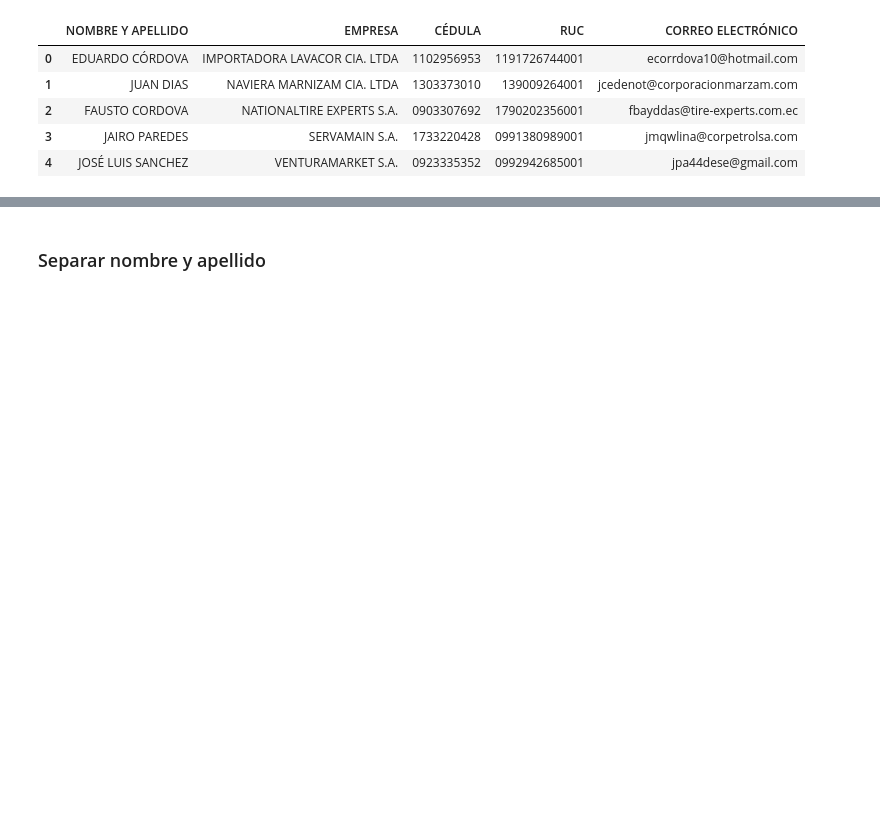
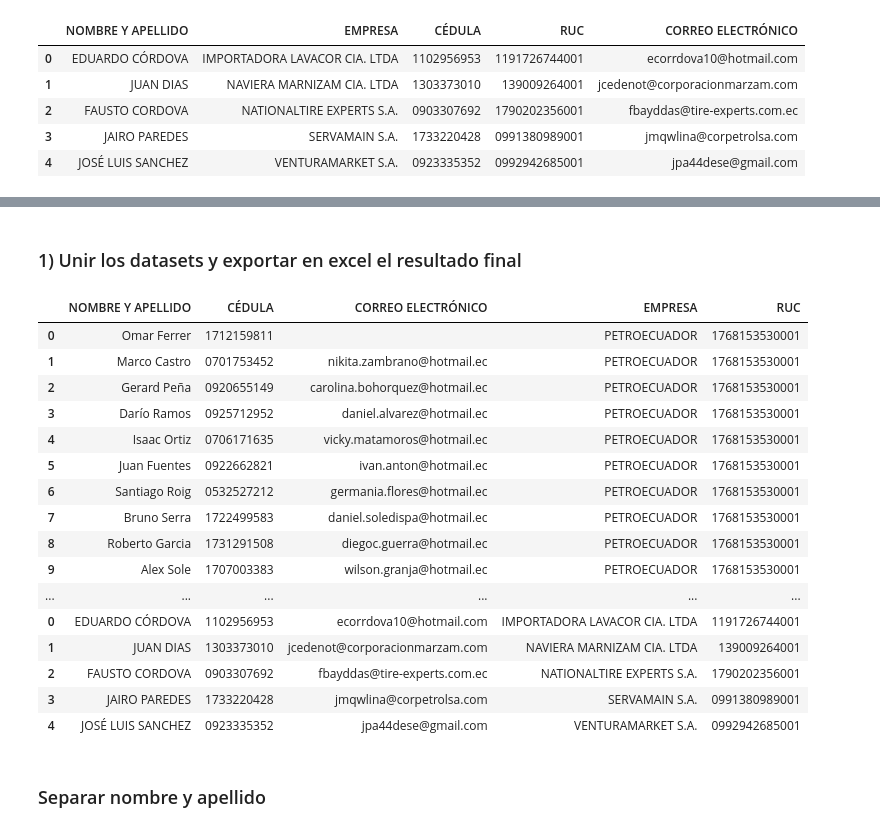
Before and after one commit to 2019-a-gr1-python/py-alvarez-naranjo-miguel-esteban, a Jupyter notebook: Examen 2do Bim/Examen2doBim-Empleados.ipynb, the cells around one changed output, grey strips where cells are left out. Cells and saved outputs as stored; diff of their text form; code cells hidden in the pictures; blank space fills up the shorter version.

```diff
--- a/Examen 2do Bim/Examen2doBim-Empleados.ipynb
+++ b/Examen 2do Bim/Examen2doBim-Empleados.ipynb
@@ -179,3 +212,29 @@ df_distribuidores
+# %% [markdown]
+### 1) Unir los datasets y exportar en excel el resultado final
+# %%
+cols = ['NOMBRE Y APELLIDO', 'CÉDULA', 'CORREO ELECTRÓNICO', 'EMPRESA', 'RUC']
+df_petroEc = df_petroEc[cols]
+df_distribuidores = df_distribuidores[cols]
+df_completo_empleados = pd.concat([df_petroEc, df_distribuidores])
+df_completo_empleados
+# %% [output]
+|  | NOMBRE Y APELLIDO | CÉDULA | CORREO ELECTRÓNICO | EMPRESA | RUC |
+| 0 | Omar Ferrer | 1712159811 |  | PETROECUADOR | 1768153530001 |
+| 1 | Marco Castro | 0701753452 | nikita.zambrano@hotmail.ec | PETROECUADOR | 1768153530001 |
+| 2 | Gerard Peña | 0920655149 | carolina.bohorquez@hotmail.ec | PETROECUADOR | 1768153530001 |
+| 3 | Darío Ramos | 0925712952 | daniel.alvarez@hotmail.ec | PETROECUADOR | 1768153530001 |
+| 4 | Isaac Ortiz | 0706171635 | vicky.matamoros@hotmail.ec | PETROECUADOR | 1768153530001 |
+| 5 | Juan Fuentes | 0922662821 | ivan.anton@hotmail.ec | PETROECUADOR | 1768153530001 |
+| 6 | Santiago Roig | 0532527212 | germania.flores@hotmail.ec | PETROECUADOR | 1768153530001 |
+| 7 | Bruno Serra | 1722499583 | daniel.soledispa@hotmail.ec | PETROECUADOR | 1768153530001 |
+| 8 | Roberto Garcia | 1731291508 | diegoc.guerra@hotmail.ec | PETROECUADOR | 1768153530001 |
+| 9 | Alex Sole | 1707003383 | wilson.granja@hotmail.ec | PETROECUADOR | 1768153530001 |
+| ... | ... | ... | ... | ... | ... |
+| 0 | EDUARDO CÓRDOVA | 1102956953 | ecorrdova10@hotmail.com | IMPORTADORA LAVACOR CIA. LTDA | 1191726744001 |
+| 1 | JUAN DIAS | 1303373010 | jcedenot@corporacionmarzam.com | NAVIERA MARNIZAM CIA. LTDA | 139009264001 |
+| 2 | FAUSTO CORDOVA | 0903307692 | fbayddas@tire-experts.com.ec | NATIONALTIRE EXPERTS S.A. | 1790202356001 |
+| 3 | JAIRO PAREDES | 1733220428 | jmqwlina@corpetrolsa.com | SERVAMAIN S.A. | 0991380989001 |
+| 4 | JOSÉ LUIS SANCHEZ | 0923335352 | jpa44dese@gmail.com | VENTURAMARKET S.A. | 0992942685001 |
 # %% [markdown]
 ### Separar nombre y apellido
 # %%
```
Also changed, not shown: parts of 5 cells of this notebook, 2 other files.
